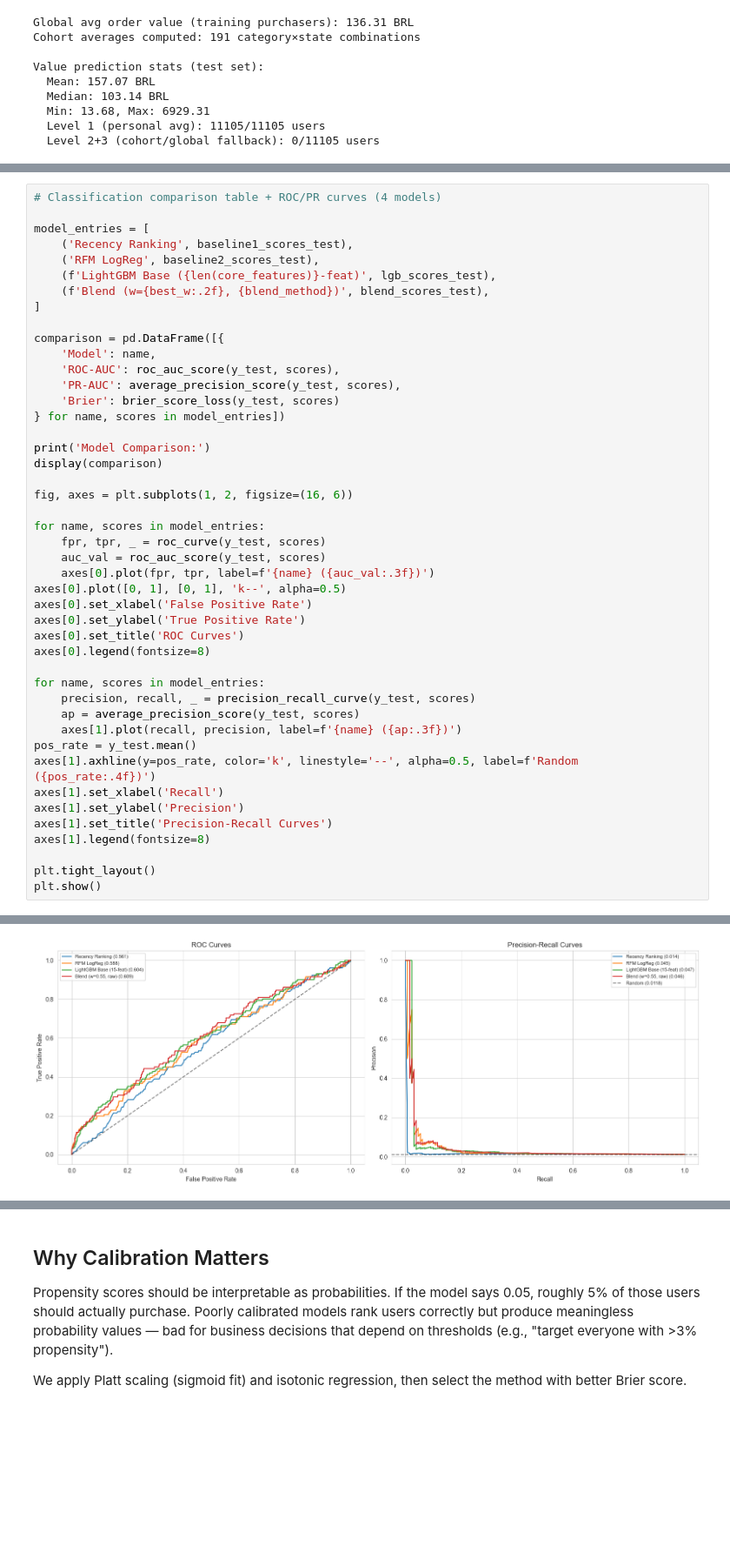
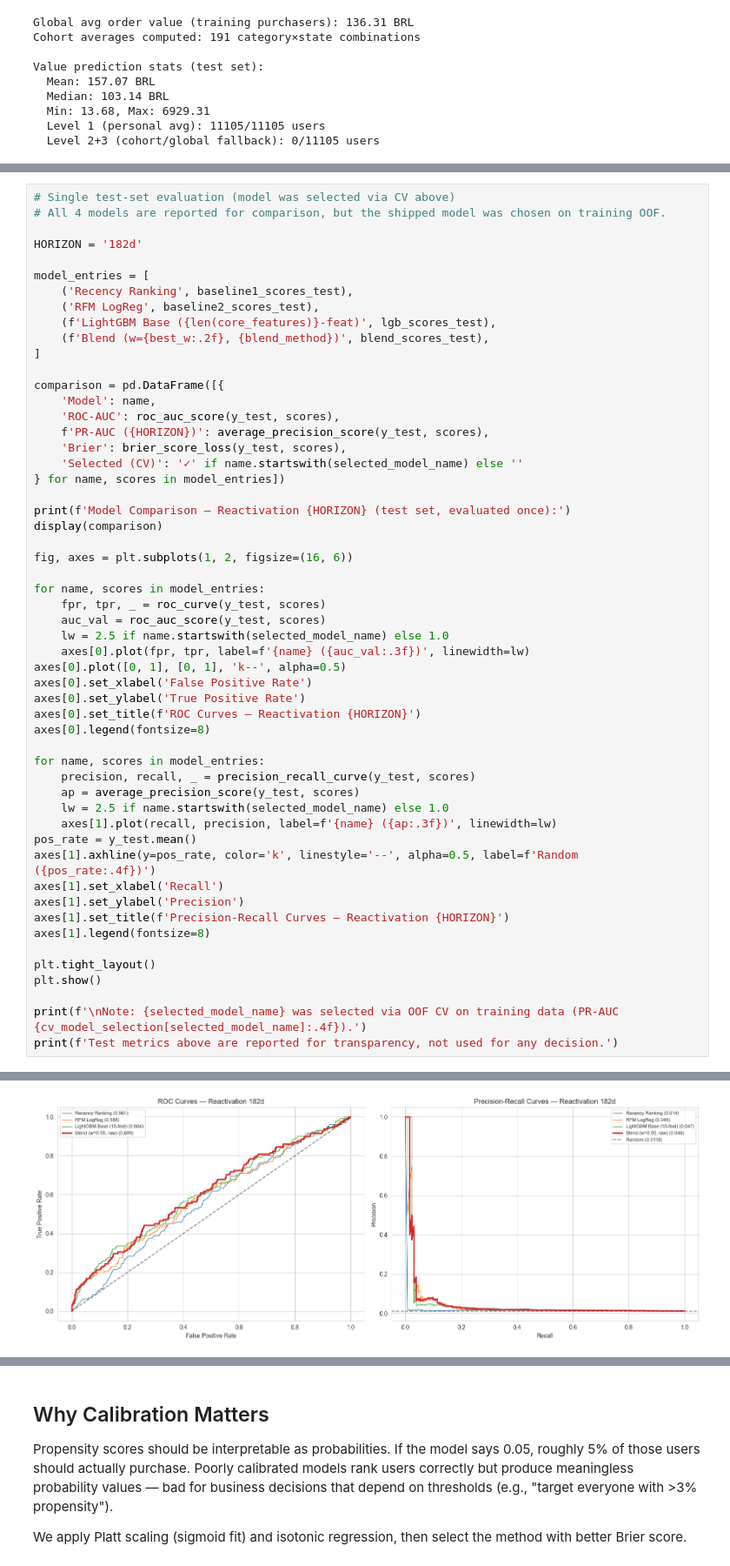
Before and after one commit to Tanmay1005/Scowtt, a Jupyter notebook: scowtt_mle_clean.ipynb, the cells around one changed output, grey strips where cells are left out. Shown at 87% size. Saved outputs shown, nothing was run; the diff lists cells and outputs as text; blank space fills up the shorter version.

```diff
--- a/scowtt_mle_clean.ipynb
+++ b/scowtt_mle_clean.ipynb
@@ -1962,5 +2085,8 @@ With a positive rate of ~1.2%, accuracy is meaningless — predicting 0 for ever
 # %%
-# Classification comparison table + ROC/PR curves (4 models)
+# Single test-set evaluation (model was selected via CV above)
+# All 4 models are reported for comparison, but the shipped model was chosen on training OOF.
+
+HORIZON = '182d'
 
 model_entries = [
     ('Recency Ranking', baseline1_scores_test),
@@ -1972,11 +2098,12 @@ model_entries = [
 comparison = pd.DataFrame([{
     'Model': name,
     'ROC-AUC': roc_auc_score(y_test, scores),
-    'PR-AUC': average_precision_score(y_test, scores),
-    'Brier': brier_score_loss(y_test, scores)
+    f'PR-AUC ({HORIZON})': average_precision_score(y_test, scores),
+    'Brier': brier_score_loss(y_test, scores),
+    'Selected (CV)': '✓' if name.startswith(selected_model_name) else ''
 } for name, scores in model_entries])
 
-print('Model Comparison:')
+print(f'Model Comparison — Reactivation {HORIZON} (test set, evaluated once):')
 display(comparison)
 
 fig, axes = plt.subplots(1, 2, figsize=(16, 6))
@@ -1984,24 +2111,29 @@ fig, axes = plt.subplots(1, 2, figsize=(16, 6))
 for name, scores in model_entries:
     fpr, tpr, _ = roc_curve(y_test, scores)
     auc_val = roc_auc_score(y_test, scores)
-    axes[0].plot(fpr, tpr, label=f'{name} ({auc_val:.3f})')
+    lw = 2.5 if name.startswith(selected_model_name) else 1.0
+    axes[0].plot(fpr, tpr, label=f'{name} ({auc_val:.3f})', linewidth=lw)
 axes[0].plot([0, 1], [0, 1], 'k--', alpha=0.5)
 axes[0].set_xlabel('False Positive Rate')
 axes[0].set_ylabel('True Positive Rate')
-axes[0].set_title('ROC Curves')
+axes[0].set_title(f'ROC Curves — Reactivation {HORIZON}')
 axes[0].legend(fontsize=8)
 
 for name, scores in model_entries:
     precision, recall, _ = precision_recall_curve(y_test, scores)
     ap = average_precision_score(y_test, scores)
-    axes[1].plot(recall, precision, label=f'{name} ({ap:.3f})')
+    lw = 2.5 if name.startswith(selected_model_name) else 1.0
+    axes[1].plot(recall, precision, label=f'{name} ({ap:.3f})', linewidth=lw)
 pos_rate = y_test.mean()
 axes[1].axhline(y=pos_rate, color='k', linestyle='--', alpha=0.5, label=f'Random ({pos_rate:.4f})')
 axes[1].set_xlabel('Recall')
 axes[1].set_ylabel('Precision')
-axes[1].set_title('Precision-Recall Curves')
+axes[1].set_title(f'Precision-Recall Curves — Reactivation {HORIZON}')
 axes[1].legend(fontsize=8)
 
 plt.tight_layout()
 plt.show()
+
+print(f'\nNote: {selected_model_name} was selected via OOF CV on training data (PR-AUC {cv_model_selection[selected_model_name]:.4f}).')
+print(f'Test metrics above are reported for transparency, not used for any decision.')
 # %% [output]
@@ -2014 +2146 @@ Model Comparison:
-[figure, old version]
+[figure, new version]
```
Also changed, not shown: parts of 17 cells of this notebook.
